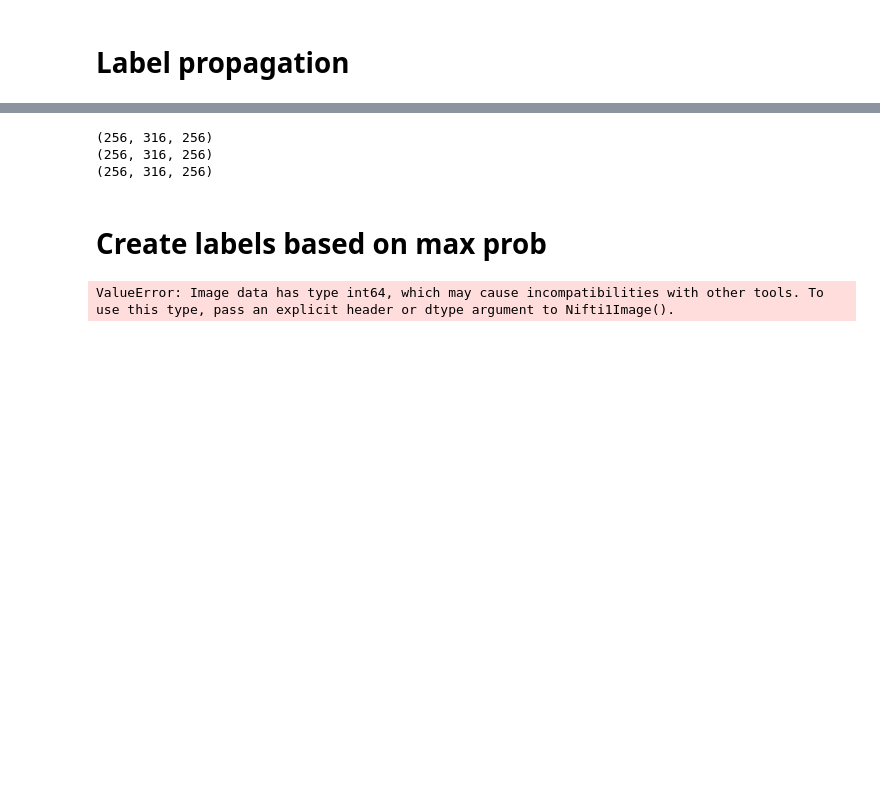
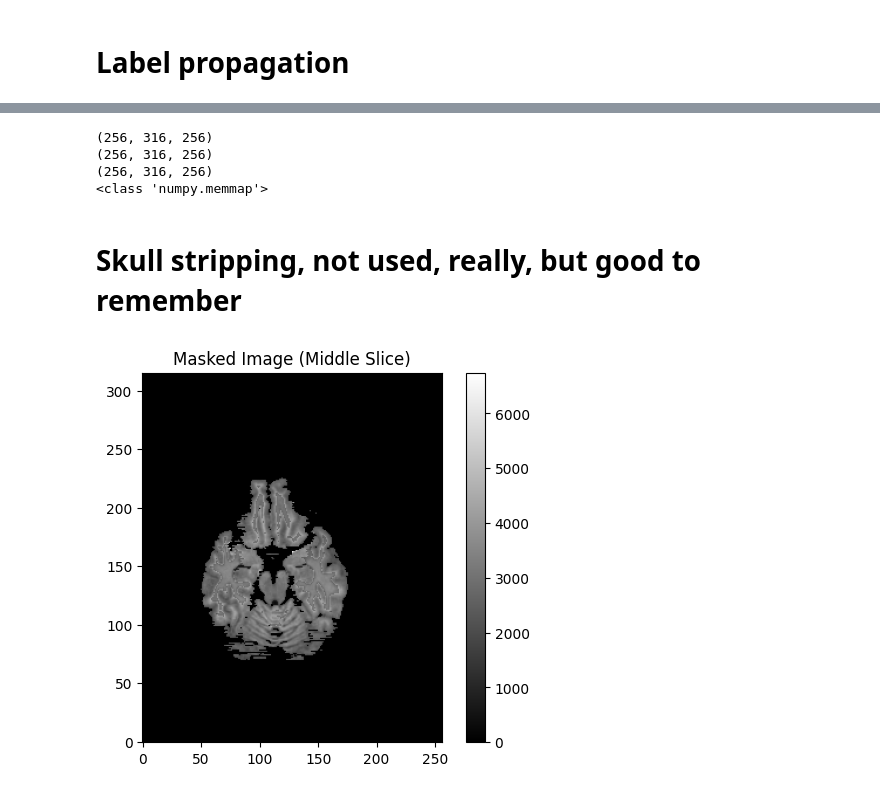
Before and after one commit to PabloBetancur428/Image_Registration, a Jupyter notebook: label_propagation.ipynb, the cells around one changed output, grey strips where cells are left out. Cells and saved outputs as stored; diff of their text form; code cells hidden in the pictures; blank space fills up the shorter version.

Commit message:
Label propagation complete code

```diff
--- a/label_propagation.ipynb
+++ b/label_propagation.ipynb
@@ -25,0 +8,23 @@ gm_prob_map, _ = load_image(gm_prob_map_path)
+# %%
+test_images = [
+        "C:/Users/User/Desktop/UDG_old_pc/UDG/Subjects/MISSSSSA/Atlas_part2/test-set/testing-images/1003.nii.gz",
+        "C:/Users/User/Desktop/UDG_old_pc/UDG/Subjects/MISSSSSA/Atlas_part2/test-set/testing-images/1004.nii.gz",
+        "C:/Users/User/Desktop/UDG_old_pc/UDG/Subjects/MISSSSSA/Atlas_part2/test-set/testing-images/1005.nii.gz",
+        "C:/Users/User/Desktop/UDG_old_pc/UDG/Subjects/MISSSSSA/Atlas_part2/test-set/testing-images/1018.nii.gz",
+        "C:/Users/User/Desktop/UDG_old_pc/UDG/Subjects/MISSSSSA/Atlas_part2/test-set/testing-images/1019.nii.gz",
+        "C:/Users/User/Desktop/UDG_old_pc/UDG/Subjects/MISSSSSA/Atlas_part2/test-set/testing-images/1023.nii.gz",
+        "C:/Users/User/Desktop/UDG_old_pc/UDG/Subjects/MISSSSSA/Atlas_part2/test-set/testing-images/1024.nii.gz",
+        "C:/Users/User/Desktop/UDG_old_pc/UDG/Subjects/MISSSSSA/Atlas_part2/test-set/testing-images/1025.nii.gz",
+        "C:/Users/User/Desktop/UDG_old_pc/UDG/Subjects/MISSSSSA/Atlas_part2/test-set/testing-images/1038.nii.gz",
+        "C:/Users/User/Desktop/UDG_old_pc/UDG/Subjects/MISSSSSA/Atlas_part2/test-set/testing-images/1039.nii.gz",
+        "C:/Users/User/Desktop/UDG_old_pc/UDG/Subjects/MISSSSSA/Atlas_part2/test-set/testing-images/1101.nii.gz",
+        "C:/Users/User/Desktop/UDG_old_pc/UDG/Subjects/MISSSSSA/Atlas_part2/test-set/testing-images/1104.nii.gz",
+        "C:/Users/User/Desktop/UDG_old_pc/UDG/Subjects/MISSSSSA/Atlas_part2/test-set/testing-images/1107.nii.gz",
+        "C:/Users/User/Desktop/UDG_old_pc/UDG/Subjects/MISSSSSA/Atlas_part2/test-set/testing-images/1110.nii.gz",
+        "C:/Users/User/Desktop/UDG_old_pc/UDG/Subjects/MISSSSSA/Atlas_part2/test-set/testing-images/1113.nii.gz",
+        "C:/Users/User/Desktop/UDG_old_pc/UDG/Subjects/MISSSSSA/Atlas_part2/test-set/testing-images/1116.nii.gz",
+        "C:/Users/User/Desktop/UDG_old_pc/UDG/Subjects/MISSSSSA/Atlas_part2/test-set/testing-images/1119.nii.gz",
+        "C:/Users/User/Desktop/UDG_old_pc/UDG/Subjects/MISSSSSA/Atlas_part2/test-set/testing-images/1122.nii.gz",
+        "C:/Users/User/Desktop/UDG_old_pc/UDG/Subjects/MISSSSSA/Atlas_part2/test-set/testing-images/1125.nii.gz",
+        "C:/Users/User/Desktop/UDG_old_pc/UDG/Subjects/MISSSSSA/Atlas_part2/test-set/testing-images/1128.nii.gz"
+    ]
@@ -27,28 +162,32 @@ gm_prob_map, _ = load_image(gm_prob_map_path)
 print(csf_prob_map.shape)
 print(wm_prob_map.shape)
 print(gm_prob_map.shape)
+print(type(csf_prob_map))
 # %% [output]
 (256, 316, 256)
 (256, 316, 256)
 (256, 316, 256)
+<class 'numpy.memmap'>
-# %% [markdown]
-# Create labels based on max prob
-# %%
-def create_label_image_with_argmax(csf_map, wm_map, gm_map):
-    # Stack the probability maps along a new axis
-    stacked_maps = np.stack((csf_map, wm_map, gm_map), axis=-1)
-
-    # Find the index of the maximum probability along the new axis
-    # Add 1 to make labels 1 (CSF), 2 (WM), and 3 (GM)
-    label_image = np.argmax(stacked_maps, axis=-1) + 1
-
-    return label_image
-def save_label_image(label_image, affine, output_path):
-    label_nifti = nib.Nifti1Image(label_image, affine)
-    nib.save(label_nifti, output_path)
-
-label_image = create_label_image_with_argmax(csf_prob_map, wm_prob_map, gm_prob_map).astype(np.float32)
-output_path = r"C:\Users\User\Desktop\UDG_old_pc\UDG\Subjects\MISSSSSA\Atlas_part2\Code\Label_prop\label_prop_prueba_argmax".replace("\\", "/")
-save_label_image(label_image, affine, output_path)
-# %% [output]
-ValueError: Image data has type int64, which may cause incompatibilities with other tools. To use this type, pass an explicit header or dtype argument to Nifti1Image().
+# %% [markdown]
+# Skull stripping, not used, really, but good to remember
+# %%
+image_path = r"C:\Users\User\Desktop\UDG_old_pc\UDG\Subjects\MISSSSSA\Atlas_part2\test-set\testing-images\1003.nii.gz".replace("\\","/")
+mask_path = r"C:\Users\User\Desktop\UDG_old_pc\UDG\Subjects\MISSSSSA\Atlas_part2\test-set\testing-labels\1003_3C.nii.gz".replace("\\", "/")
+
+image = nib.load(image_path)
+mask = nib.load(mask_path)
+
+image_data = image.get_fdata()
+mask_data = mask.get_fdata()
+
+masked_image_data = image_data * mask_data
+
+test_image, affine = load_image(test_image_path)
+
+slice_num = masked_image_data.shape[2] // 2
+plt.imshow(masked_image_data[:, :, slice_num].T, cmap='gray', origin='lower')
+plt.colorbar()
+plt.title("Masked Image (Middle Slice)")
+plt.show()
+# %% [output]
+[figure, added]
```
Also changed, not shown: parts of 8 cells of this notebook.
